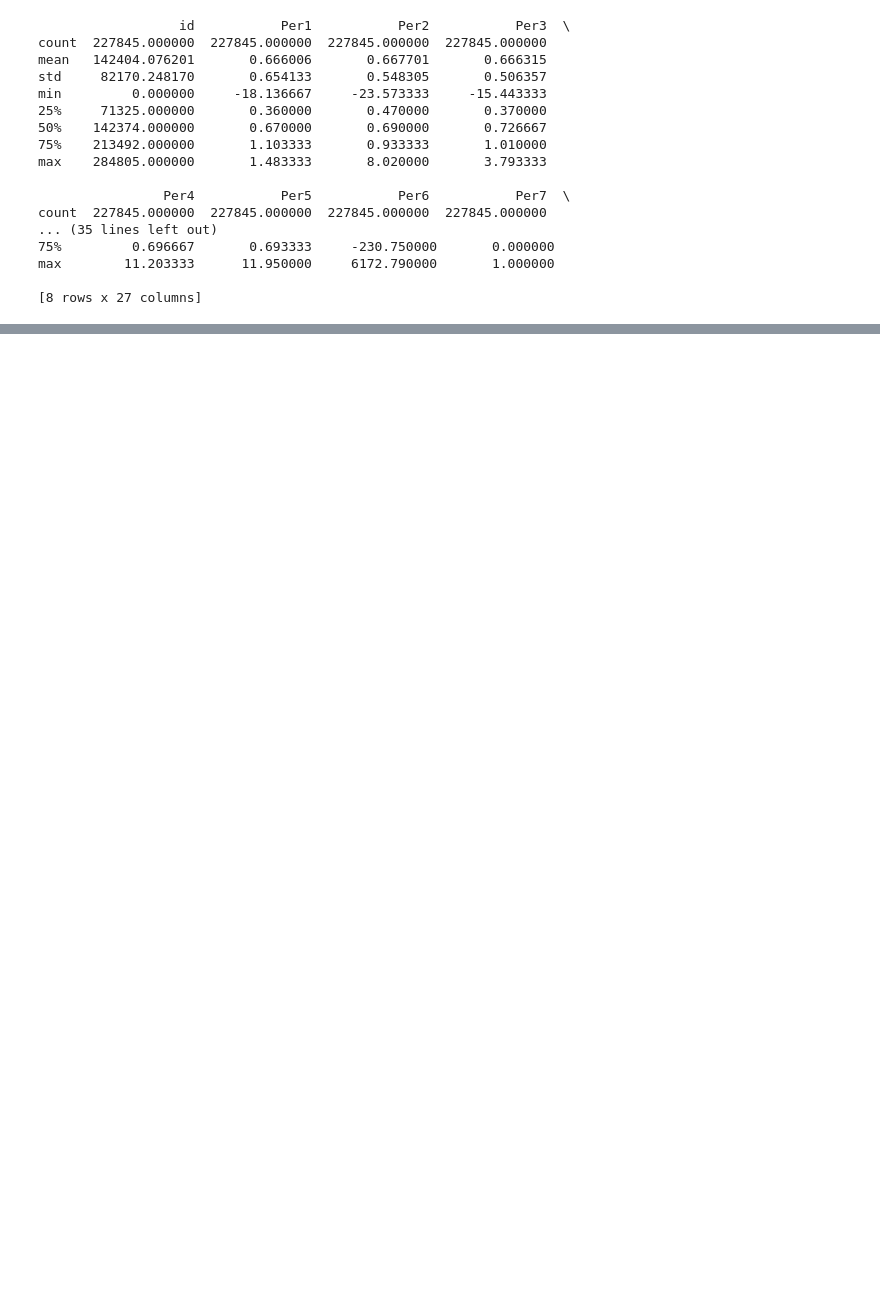
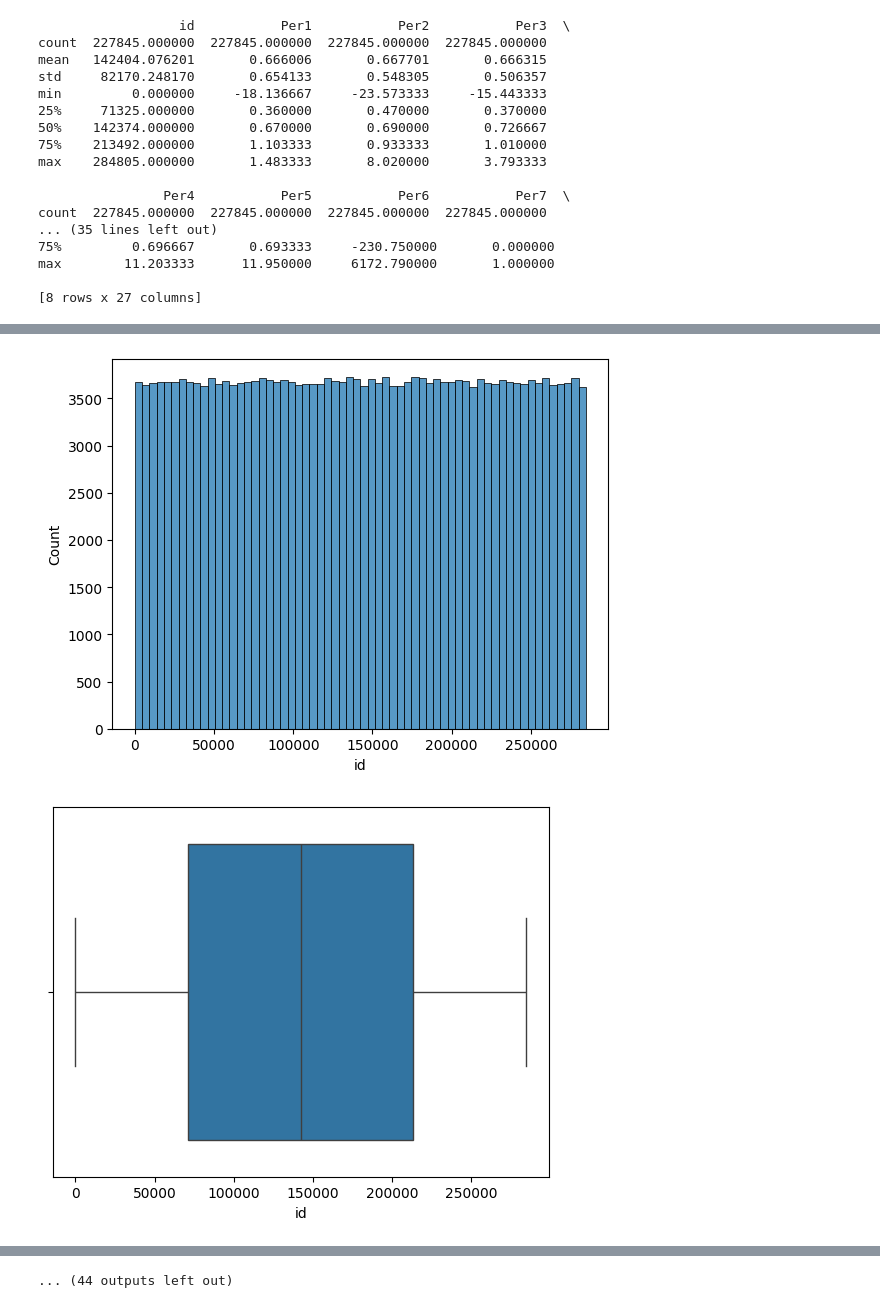
Before and after one commit to ctimothy14/fraud-analysis, a Jupyter notebook: fraud_analysis.ipynb, the cells around one changed output, grey strips where cells are left out. Saved outputs shown, nothing was run; the diff lists cells and outputs as text; code cells hidden in the pictures; blank space fills up the shorter version.

```diff
--- a/fraud_analysis.ipynb
+++ b/fraud_analysis.ipynb
@@ -198,0 +243,9 @@ memory usage: 48.7+ MB
+# %%
+for i in train_df.columns:
+    sns.histplot(data=train_df, x=i)
+    plt.show()
+    sns.boxplot(data=train_df, x=i)
+    plt.show()
+# %% [output]
+[figure, added]
+[figure, added]
@@ -198,0 +262 @@ memory usage: 48.7+ MB
+... (44 outputs left out)
```
Also changed, not shown: parts of 12 cells of this notebook.
